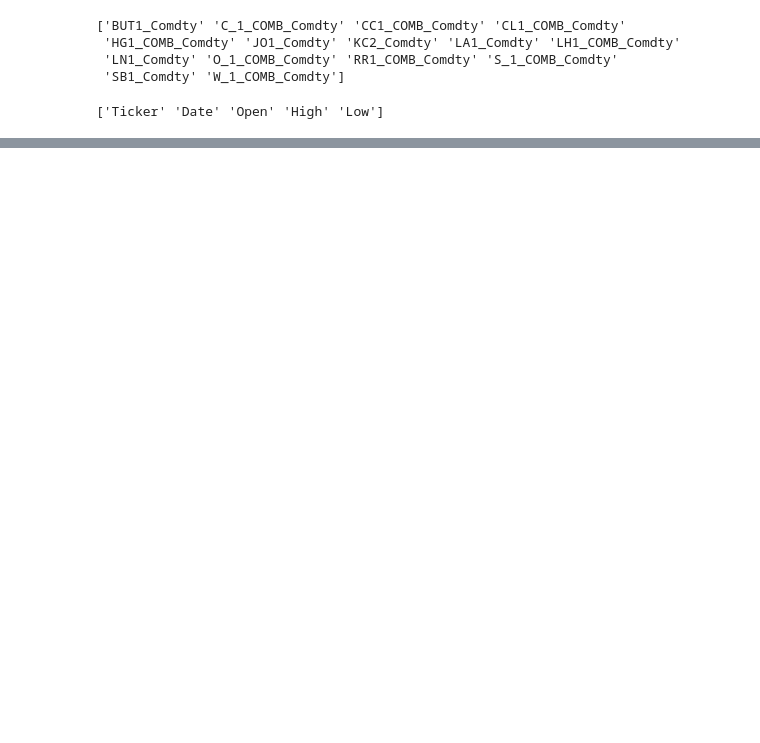
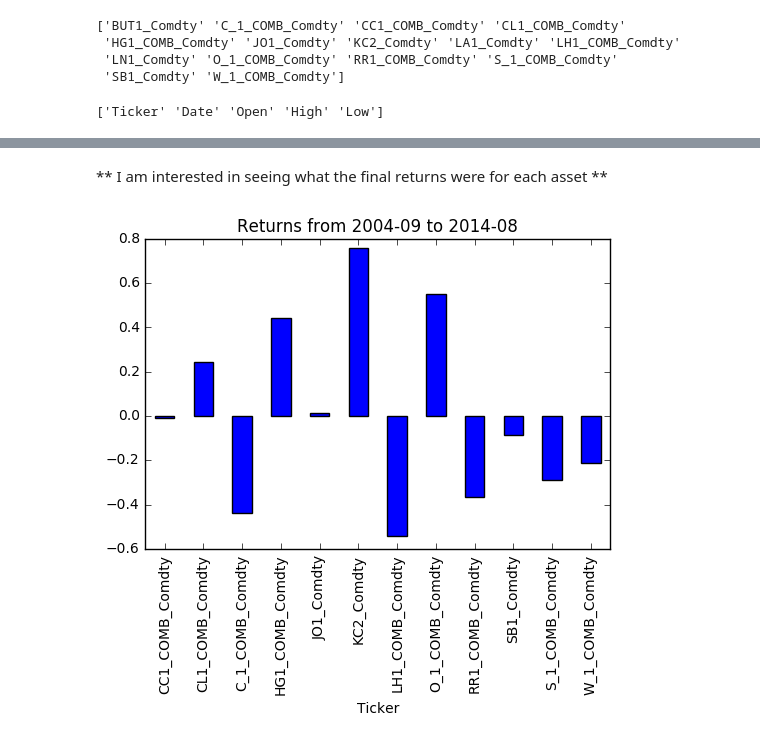
Before and after one commit to mingkaid/instruments-correlation-exploration, a Jupyter notebook: process-commodities-data.ipynb, the cells around one changed output, grey strips where cells are left out. Cells and saved outputs as stored; diff of their text form; code cells hidden in the pictures; blank space fills up the shorter version.

```diff
--- a/process-commodities-data.ipynb
+++ b/process-commodities-data.ipynb
@@ -32,0 +130,11 @@ for ticker in commodities_metadata.Ticker.values:
+# %% [markdown]
+** I am interested in seeing what the final returns were for each asset **
+# %%
+final_returns = commodities_price_series.iloc[-1] - commodities_price_series.iloc[0]
+(final_returns - 1).plot.bar()
+plt.yticks()
+#plt.axhline(y=1, color='black')
+plt.title('Returns from 2004-09 to 2014-08')
+plt.show()
+# %% [output]
+[figure, added]
```
Also changed, not shown: parts of 25 cells of this notebook.
